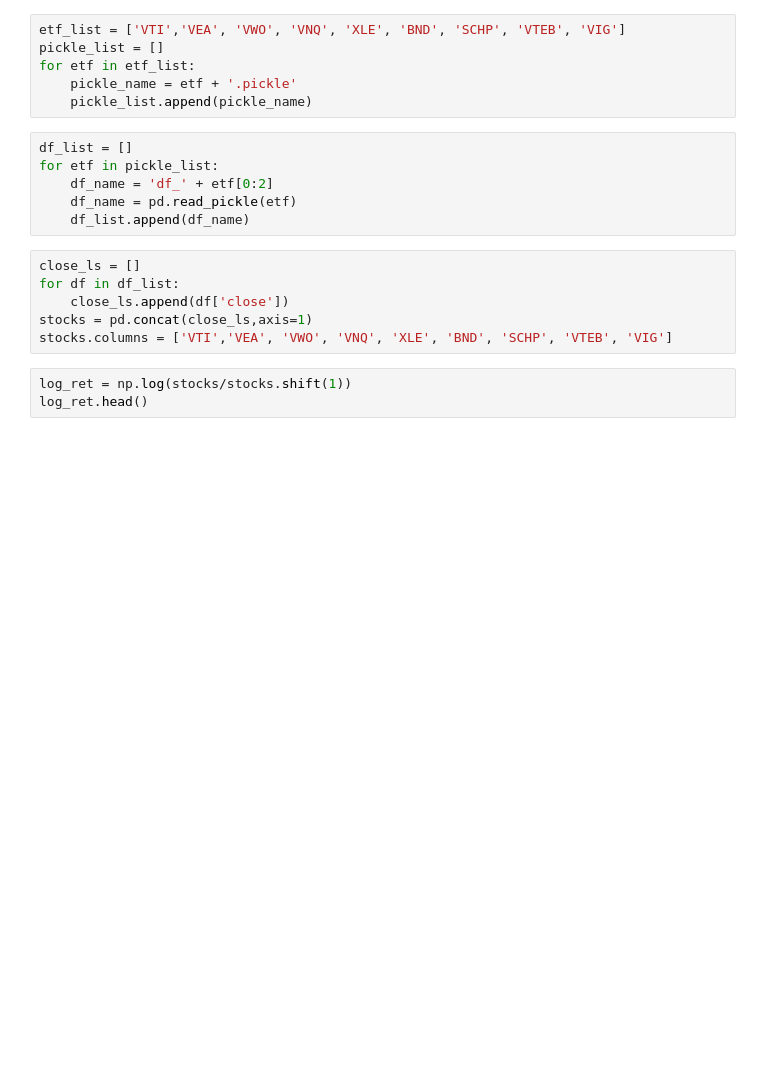
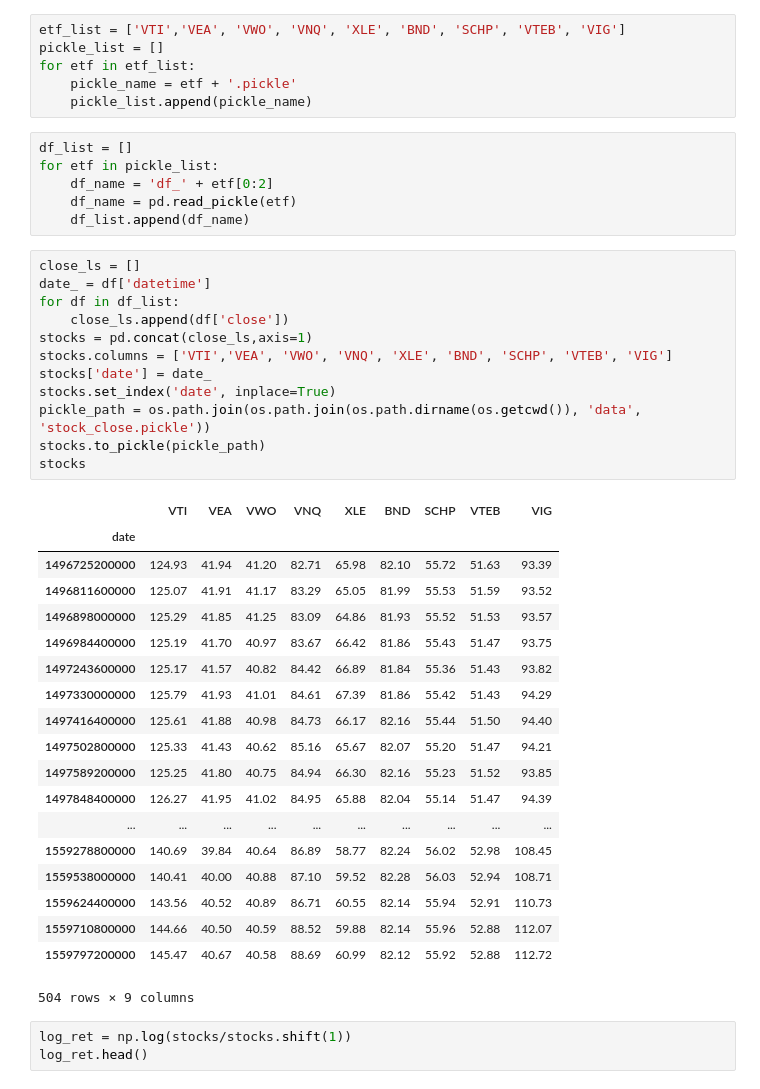
Before and after one commit to jacoblucas95/Portfolio-Optimizer, a Jupyter notebook: setup/data/math_optimize.ipynb, the cells around one changed output. Drawn from its saved outputs; the diff is of its cells as text; blank space fills up the shorter version.

```diff
--- a/setup/data/math_optimize.ipynb
+++ b/setup/data/math_optimize.ipynb
@@ -18,10 +19,36 @@ for etf in pickle_list:
     df_list.append(df_name)
 # %%
 close_ls = []
+date_ = df['datetime']
 for df in df_list:
     close_ls.append(df['close'])
 stocks = pd.concat(close_ls,axis=1)
 stocks.columns = ['VTI','VEA', 'VWO', 'VNQ', 'XLE', 'BND', 'SCHP', 'VTEB', 'VIG']
+stocks['date'] = date_
+stocks.set_index('date', inplace=True)
+pickle_path = os.path.join(os.path.join(os.path.dirname(os.getcwd()), 'data', 'stock_close.pickle'))
+stocks.to_pickle(pickle_path)
+stocks
+# %% [output]
+|  | VTI | VEA | VWO | VNQ | XLE | BND | SCHP | VTEB | VIG |
+| date |  |  |  |  |  |  |  |  |  |
+| 1496725200000 | 124.93 | 41.94 | 41.20 | 82.71 | 65.98 | 82.10 | 55.72 | 51.63 | 93.39 |
+| 1496811600000 | 125.07 | 41.91 | 41.17 | 83.29 | 65.05 | 81.99 | 55.53 | 51.59 | 93.52 |
+| 1496898000000 | 125.29 | 41.85 | 41.25 | 83.09 | 64.86 | 81.93 | 55.52 | 51.53 | 93.57 |
+| 1496984400000 | 125.19 | 41.70 | 40.97 | 83.67 | 66.42 | 81.86 | 55.43 | 51.47 | 93.75 |
+| 1497243600000 | 125.17 | 41.57 | 40.82 | 84.42 | 66.89 | 81.84 | 55.36 | 51.43 | 93.82 |
+| 1497330000000 | 125.79 | 41.93 | 41.01 | 84.61 | 67.39 | 81.86 | 55.42 | 51.43 | 94.29 |
+| 1497416400000 | 125.61 | 41.88 | 40.98 | 84.73 | 66.17 | 82.16 | 55.44 | 51.50 | 94.40 |
+| 1497502800000 | 125.33 | 41.43 | 40.62 | 85.16 | 65.67 | 82.07 | 55.20 | 51.47 | 94.21 |
+| 1497589200000 | 125.25 | 41.80 | 40.75 | 84.94 | 66.30 | 82.16 | 55.23 | 51.52 | 93.85 |
+| 1497848400000 | 126.27 | 41.95 | 41.02 | 84.95 | 65.88 | 82.04 | 55.14 | 51.47 | 94.39 |
+| ... | ... | ... | ... | ... | ... | ... | ... | ... | ... |
+| 1559278800000 | 140.69 | 39.84 | 40.64 | 86.89 | 58.77 | 82.24 | 56.02 | 52.98 | 108.45 |
+| 1559538000000 | 140.41 | 40.00 | 40.88 | 87.10 | 59.52 | 82.28 | 56.03 | 52.94 | 108.71 |
+| 1559624400000 | 143.56 | 40.52 | 40.89 | 86.71 | 60.55 | 82.14 | 55.94 | 52.91 | 110.73 |
+| 1559710800000 | 144.66 | 40.50 | 40.59 | 88.52 | 59.88 | 82.14 | 55.96 | 52.88 | 112.07 |
+| 1559797200000 | 145.47 | 40.67 | 40.58 | 88.69 | 60.99 | 82.12 | 55.92 | 52.88 | 112.72 |
+504 rows × 9 columns
 # %%
 log_ret = np.log(stocks/stocks.shift(1))
 log_ret.head()
```
Also changed, not shown: parts of 1 cell of this notebook, 4 other files.
